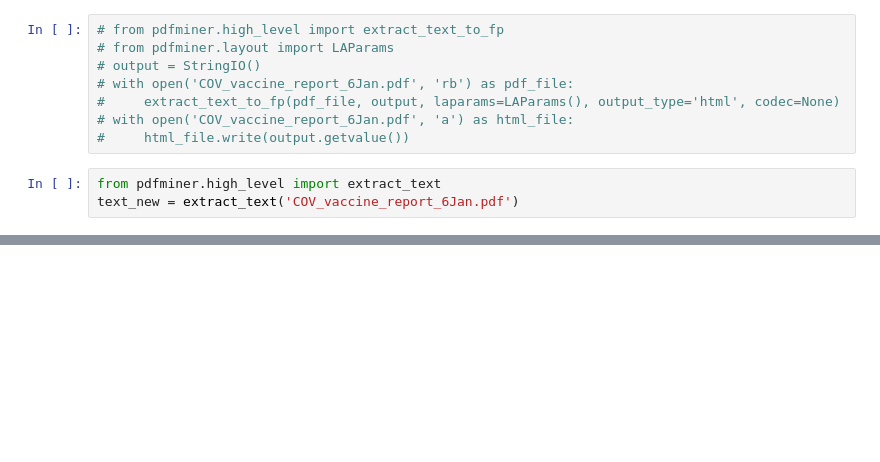
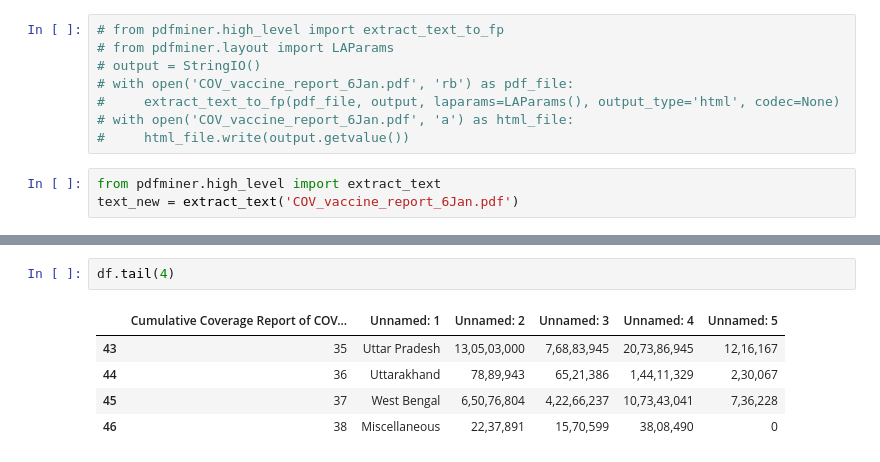
Before and after one commit to areenaarora/india-covid-analysis, a Jupyter notebook: vaccine-numbers.ipynb, the cells around one changed output, grey strips where cells are left out. Drawn from its saved outputs; the diff is of its cells as text; blank space fills up the shorter version.

```diff
--- a/vaccine-numbers.ipynb
+++ b/vaccine-numbers.ipynb
@@ -68,0 +52,8 @@ Beneficiaries Vaccinated
+# %%
+df.tail(4)
+# %% [output]
+|  | Cumulative Coverage Report of COV... | Unnamed: 1 | Unnamed: 2 | Unnamed: 3 | Unnamed: 4 | Unnamed: 5 |
+| 43 | 35 | Uttar Pradesh | 13,05,03,000 | 7,68,83,945 | 20,73,86,945 | 12,16,167 |
+| 44 | 36 | Uttarakhand | 78,89,943 | 65,21,386 | 1,44,11,329 | 2,30,067 |
+| 45 | 37 | West Bengal | 6,50,76,804 | 4,22,66,237 | 10,73,43,041 | 7,36,228 |
+| 46 | 38 | Miscellaneous | 22,37,891 | 15,70,599 | 38,08,490 | 0 |
```
Also changed, not shown: parts of 12 cells of this notebook, 2 other files.
